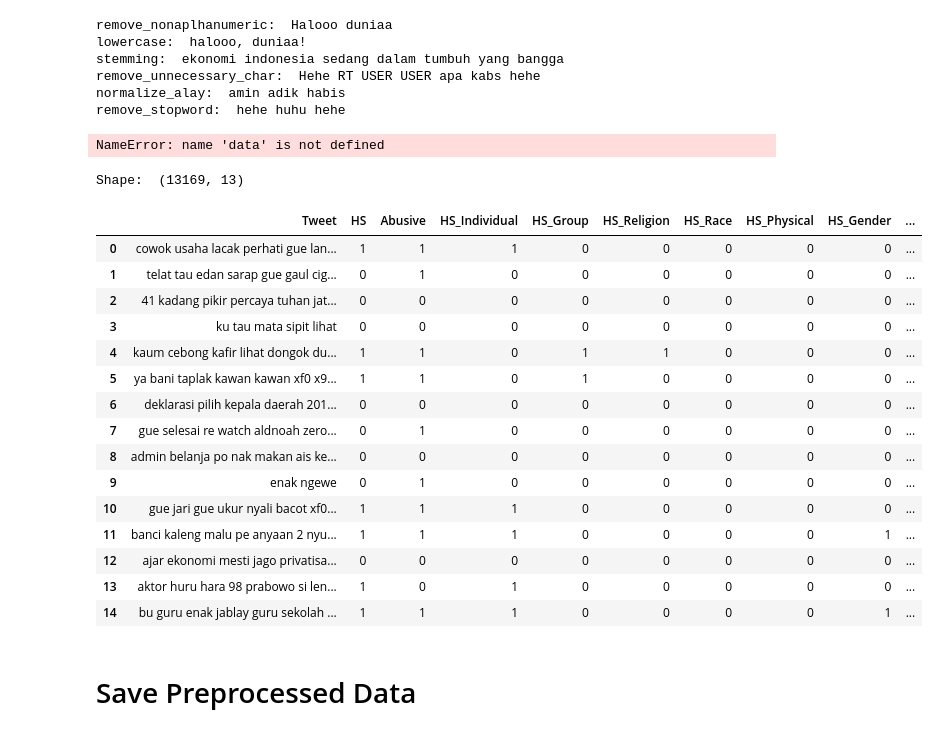
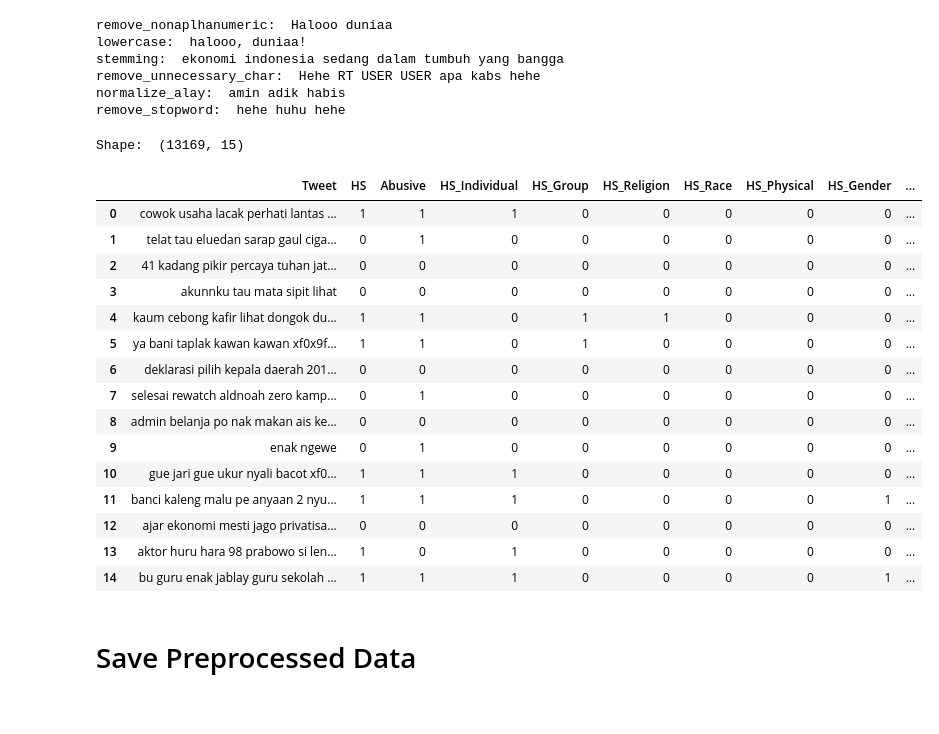
Before and after one commit to udjoo/tugasbinar, a Jupyter notebook: preprocess.ipynb, the cells around one changed output. Cells and saved outputs as stored; diff of their text form; code cells hidden in the pictures.

```diff
--- a/preprocess.ipynb
+++ b/preprocess.ipynb
@@ -292,13 +282,13 @@ stemmer = factory.create_stemmer()
 def lowercase(text):
     return text.lower()
 
+
 def remove_unnecessary_char(text):
     text = re.sub('\n',' ',text) # Remove every '\n'
     text = re.sub('rt',' ',text) # Remove every retweet symbol
     text = re.sub('user',' ',text) # Remove every username
-    text = re.sub('((www\.[^\s]+)|(https?://[^\s]+)|(http?://[^\s]+))',' ',text) # Remove every URL
+    text = re.sub('((www\.[^\s]+)|(https?://[^\s]+)|(http?://[^\s]+))',' ',text) # Remove URL
     text = re.sub('  +', ' ', text) # Remove extra spaces
-    text = re.sub(r"(@\[A-Za-z0-9]+)|([^0-9A-Za-z \t])|(\w+:\/\/\S+)|^rt|http.+?", "", text) # Remove unicode characters
     text = re.sub(r'pic.twitter.com.[\w]+', '', text)  # Remove every pic
     text = re.sub("#[A-Za-z0-9_]+","", text) # Remove hastag & mention
     text = re.sub("\$", "", text)  # Remove market ticker
@@ -307,19 +297,27 @@ def remove_unnecessary_char(text):
     text = re.sub(r'‚Ä¶', '', text) #Remove symbol Ä¶
     return text
 
+
 def remove_nonaplhanumeric(text):
-    text = re.sub('[^0-9a-zA-Z]+', ' ', text)
+    text = re.sub(r"(@\[A-Za-z0-9]+)|([^0-9A-Za-z \t])|(\w+:\/\/\S+)|^rt|http.+?", "", text)
     return text
+
 
 alay_dict_map = dict(zip(alay_dict['original'], alay_dict['replacement']))
 def normalize_alay(text):
     return ' '.join([alay_dict_map[word] if word in alay_dict_map else word for word in text.split(' ')])
+
 
 def remove_stopword(text):
     text = ' '.join(['' if word in id_stopword_dict.stopword.values else word for word in text.split(' ')])
     text = re.sub('  +', ' ', text) # Remove extra spaces
     text = text.strip()
     return text
+
+
+from Sastrawi.Stemmer.StemmerFactory import StemmerFactory
+factory = StemmerFactory()
+stemmer = factory.create_stemmer()
 
 def stemming(text):
     return stemmer.stem(text)
@@ -347,23 +345,21 @@ def preprocess(text):
     text = remove_stopword(text) # 5
     return text
 # %%
-data['Tweet'] = data['Tweet'].apply(preprocess)
+df['Tweet'] = df['Tweet'].apply(preprocess)
-# %% [output]
-NameError: name 'data' is not defined
 # %%
-print("Shape: ", data.shape)
-data.head(15)
+print("Shape: ", df.shape)
+df.head(15)
 # %% [output]
-Shape:  (13169, 13)
+Shape:  (13169, 15)
 |  | Tweet | HS | Abusive | HS_Individual | HS_Group | HS_Religion | HS_Race | HS_Physical | HS_Gender | ... |
-| 0 | cowok usaha lacak perhati gue lan... | 1 | 1 | 1 | 0 | 0 | 0 | 0 | 0 | ... |
-| 1 | telat tau edan sarap gue gaul cig... | 0 | 1 | 0 | 0 | 0 | 0 | 0 | 0 | ... |
+| 0 | cowok usaha lacak perhati lantas ... | 1 | 1 | 1 | 0 | 0 | 0 | 0 | 0 | ... |
+| 1 | telat tau eluedan sarap gaul ciga... | 0 | 1 | 0 | 0 | 0 | 0 | 0 | 0 | ... |
 | 2 | 41 kadang pikir percaya tuhan jat... | 0 | 0 | 0 | 0 | 0 | 0 | 0 | 0 | ... |
-| 3 | ku tau mata sipit lihat | 0 | 0 | 0 | 0 | 0 | 0 | 0 | 0 | ... |
+| 3 | akunnku tau mata sipit lihat | 0 | 0 | 0 | 0 | 0 | 0 | 0 | 0 | ... |
 | 4 | kaum cebong kafir lihat dongok du... | 1 | 1 | 0 | 1 | 1 | 0 | 0 | 0 | ... |
-| 5 | ya bani taplak kawan kawan xf0 x9... | 1 | 1 | 0 | 1 | 0 | 0 | 0 | 0 | ... |
+| 5 | ya bani taplak kawan kawan xf0x9f... | 1 | 1 | 0 | 1 | 0 | 0 | 0 | 0 | ... |
 | 6 | deklarasi pilih kepala daerah 201... | 0 | 0 | 0 | 0 | 0 | 0 | 0 | 0 | ... |
-| 7 | gue selesai re watch aldnoah zero... | 0 | 1 | 0 | 0 | 0 | 0 | 0 | 0 | ... |
+| 7 | selesai rewatch aldnoah zero kamp... | 0 | 1 | 0 | 0 | 0 | 0 | 0 | 0 | ... |
 | 8 | admin belanja po nak makan ais ke... | 0 | 0 | 0 | 0 | 0 | 0 | 0 | 0 | ... |
 | 9 | enak ngewe | 0 | 1 | 0 | 0 | 0 | 0 | 0 | 0 | ... |
 | 10 | gue jari gue ukur nyali bacot xf0... | 1 | 1 | 1 | 0 | 0 | 0 | 0 | 0 | ... |
```
Also changed, not shown: parts of 5 cells of this notebook, 1 other file.
